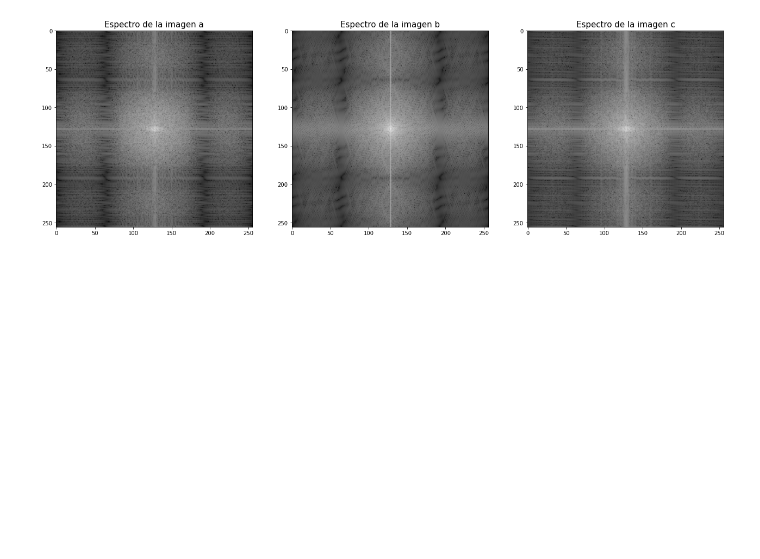
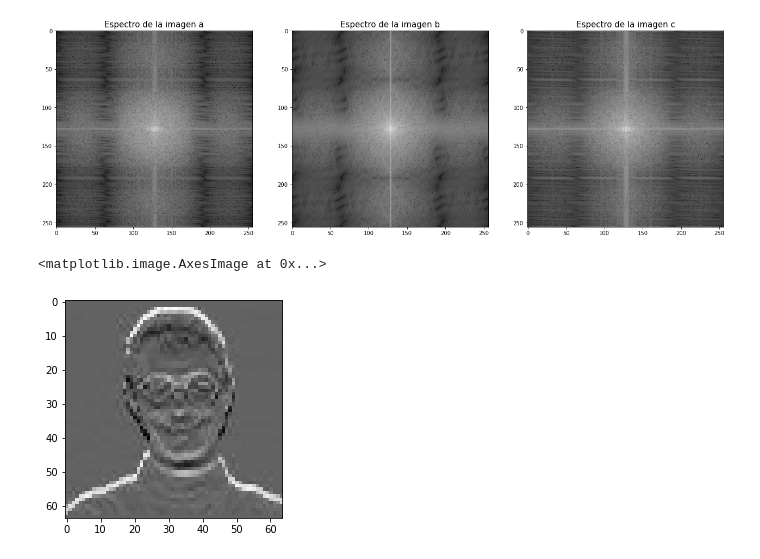
Before and after one commit to asp-image-dsp/image-processing-tp01, a Jupyter notebook: notebooks/exercise_05.ipynb, the cells around one changed output. Cells and saved outputs as stored; diff of their text form; code cells hidden in the pictures; blank space fills up the shorter version.

```diff
--- a/notebooks/exercise_05.ipynb
+++ b/notebooks/exercise_05.ipynb
@@ -154,3 +154,11 @@ ax[2].imshow(np.log10(np.abs(spectrum_bilinear_c)), cmap='gray')
 plt.show()
 # %% [output]
 [figure]
+# %%
+def derivative_x(image: np.array):
+    derivative = np.zeros((image.shape[0], image.shape[1]))
+    for i in range(image.shape[0]):
+        for j in range(image.shape[1]):
+            if (i - 1 > 0) and (i + 1 < image.shape[0]):
+                derivative[i, j] = (image[i - 1, j] - image[i + 1, j]) / 2
+    return derivative
@@ -156,0 +173,2 @@ plt.show()
+# %%
+image_dx = derivative_x(image_b)
@@ -156,0 +179,5 @@ plt.show()
+# %%
+plt.imshow(image_dx, cmap='gray')
+# %% [output]
+<matplotlib.image.AxesImage at 0x...>
+[figure, added]
```
Also changed, not shown: parts of 6 cells of this notebook.
